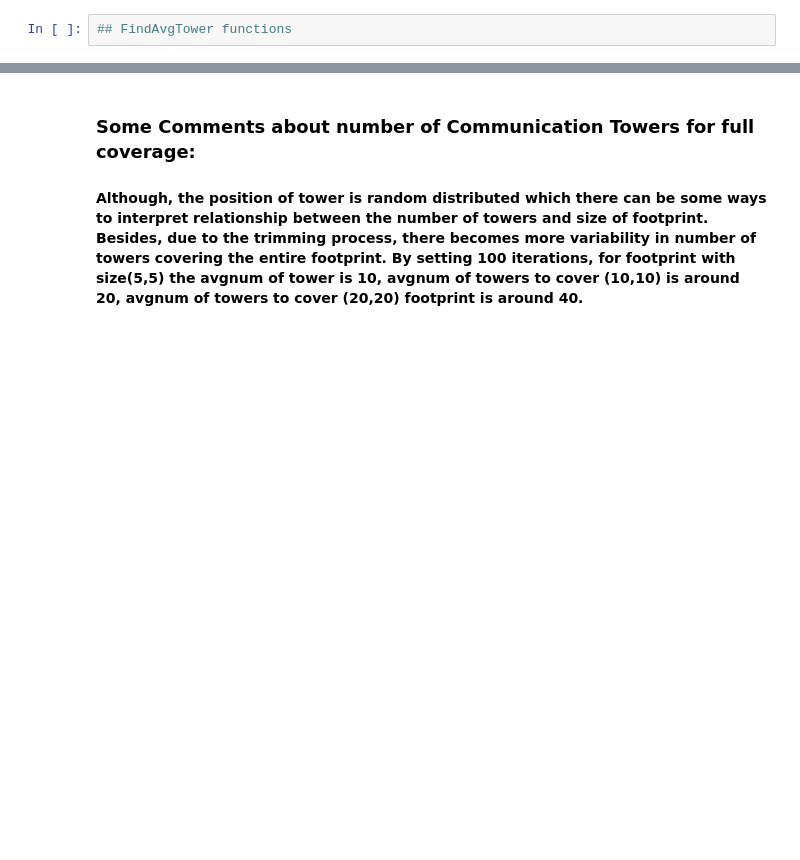
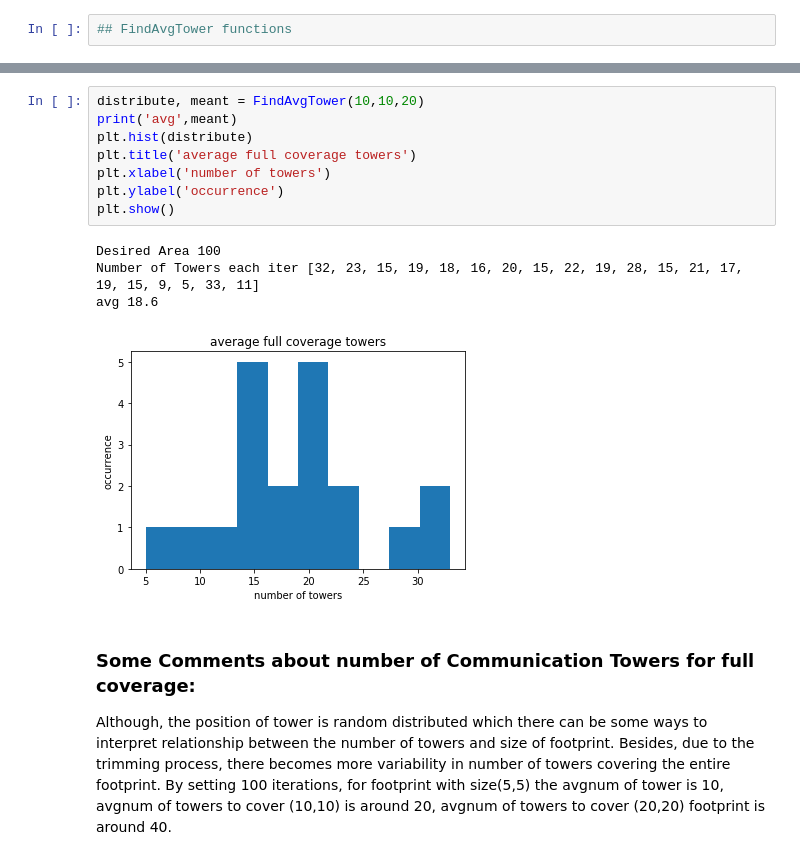
Before and after one commit to xil222/Analysis-of-Ad-Hoc-Communications-Network, a Jupyter notebook: Individual Project-checkpoint.ipynb, the cells around one changed output, grey strips where cells are left out. Drawn from its saved outputs; the diff is of its cells as text; blank space fills up the shorter version.

```diff
--- a/Individual Project-checkpoint.ipynb
+++ b/Individual Project-checkpoint.ipynb
@@ -295,4 +313,17 @@ Number of Towers each iter [12, 12, 9, 6, 10, 10, 13, 9, 12, 11, 8, 9, 7, 3, 14,
+# %%
+distribute, meant = FindAvgTower(10,10,20)
+print('avg',meant)
+plt.hist(distribute)
+plt.title('average full coverage towers')
+plt.xlabel('number of towers')
+plt.ylabel('occurrence')
+plt.show()
+# %% [output]
+Desired Area 100
+Number of Towers each iter [32, 23, 15, 19, 18, 16, 20, 15, 22, 19, 28, 15, 21, 17, 19, 15, 9, 5, 33, 11]
+avg 18.6
+[figure, added]
 # %% [markdown]
 ### Some Comments about number of Communication Towers for full coverage:
 
-#### Although, the position of tower is random distributed which there can be some ways to interpret relationship between the number of towers and size of footprint. Besides, due to the trimming process, there becomes more variability in number of towers covering the entire footprint. By setting 100 iterations, for footprint with size(5,5) the avgnum of tower is 10, avgnum of towers to cover (10,10) is around 20, avgnum of towers to cover (20,20) footprint is around 40.
+Although, the position of tower is random distributed which there can be some ways to interpret relationship between the number of towers and size of footprint. Besides, due to the trimming process, there becomes more variability in number of towers covering the entire footprint. By setting 100 iterations, for footprint with size(5,5) the avgnum of tower is 10, avgnum of towers to cover (10,10) is around 20, avgnum of towers to cover (20,20) footprint is around 40.
```
Also changed, not shown: parts of 18 cells of this notebook.
